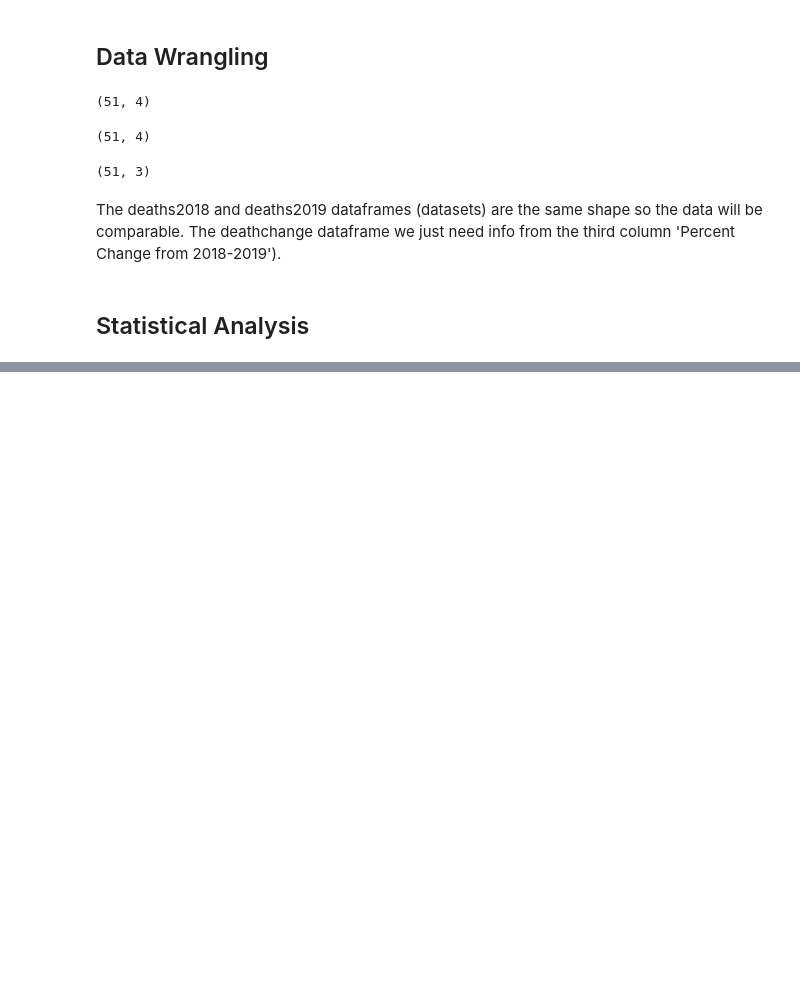
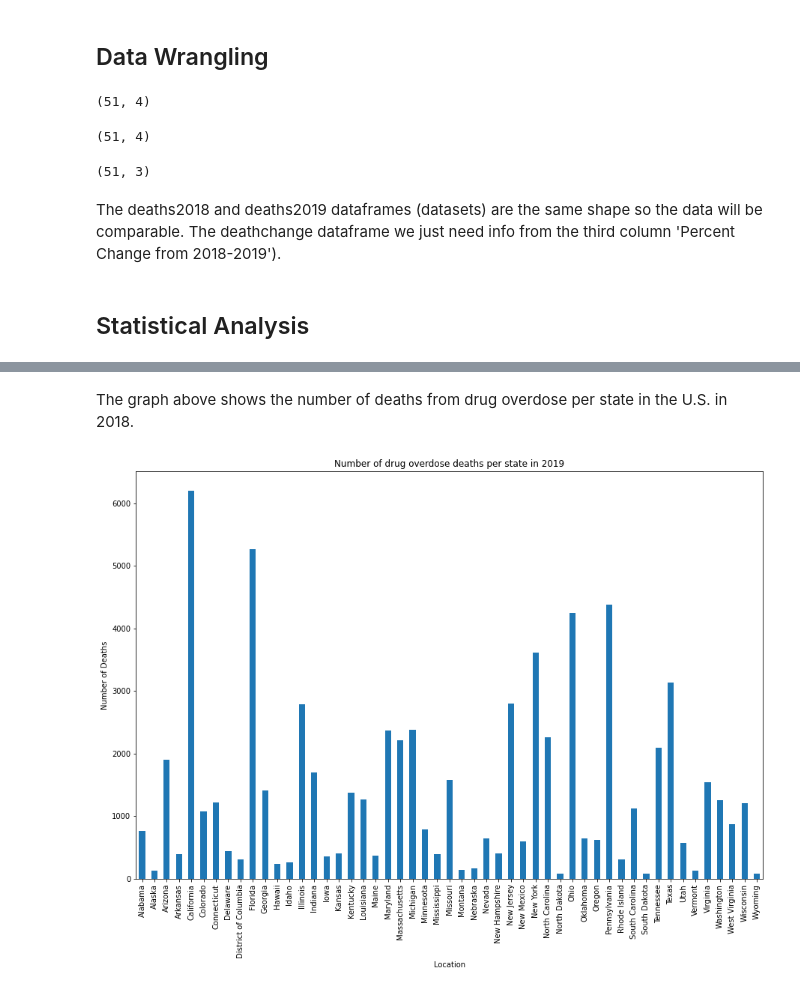
Before and after one commit to molly-rusk/DeathsbyDrugOverdoseinTheUS, a Jupyter notebook: Capstone_Notebook.ipynb, the cells around one changed output, grey strips where cells are left out. Drawn from its saved outputs; the diff is of its cells as text; code cells hidden in the pictures; blank space fills up the shorter version.

```diff
--- a/Capstone_Notebook.ipynb
+++ b/Capstone_Notebook.ipynb
@@ -232,0 +253,8 @@ Hypothesis: Deaths by drug overdose has increased from 2018 to 2019.
+# %% [markdown]
+The graph above shows the number of deaths from drug overdose per state in the U.S. in 2018.
+# %%
+deaths2019.plot.bar(x='Location', y='2019 Number of Deaths', legend=False,figsize=(15,10));
+plt.ylabel('Number of Deaths');
+plt.title('Number of drug overdose deaths per state in 2019');
+# %% [output]
+[figure, added]
```
Also changed, not shown: parts of 29 cells of this notebook.
